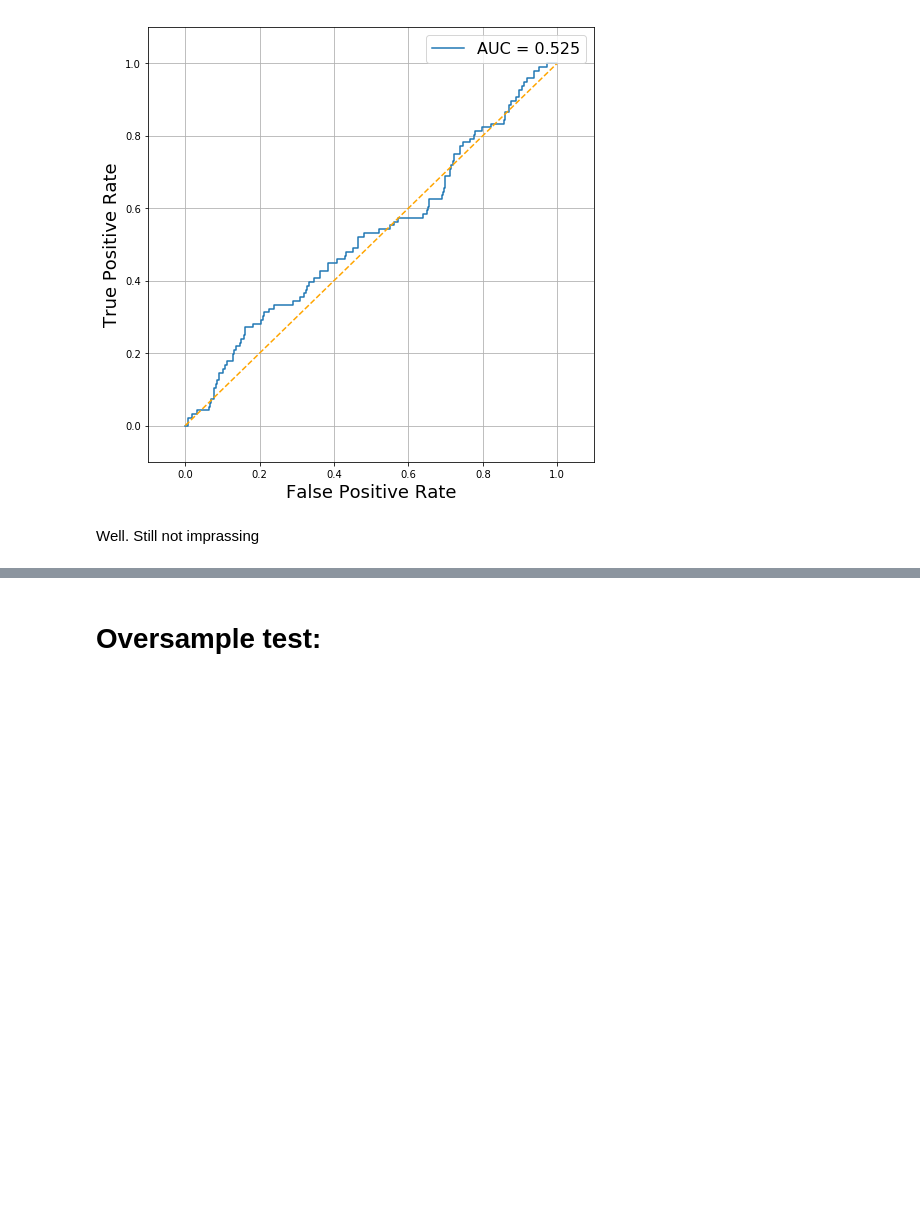
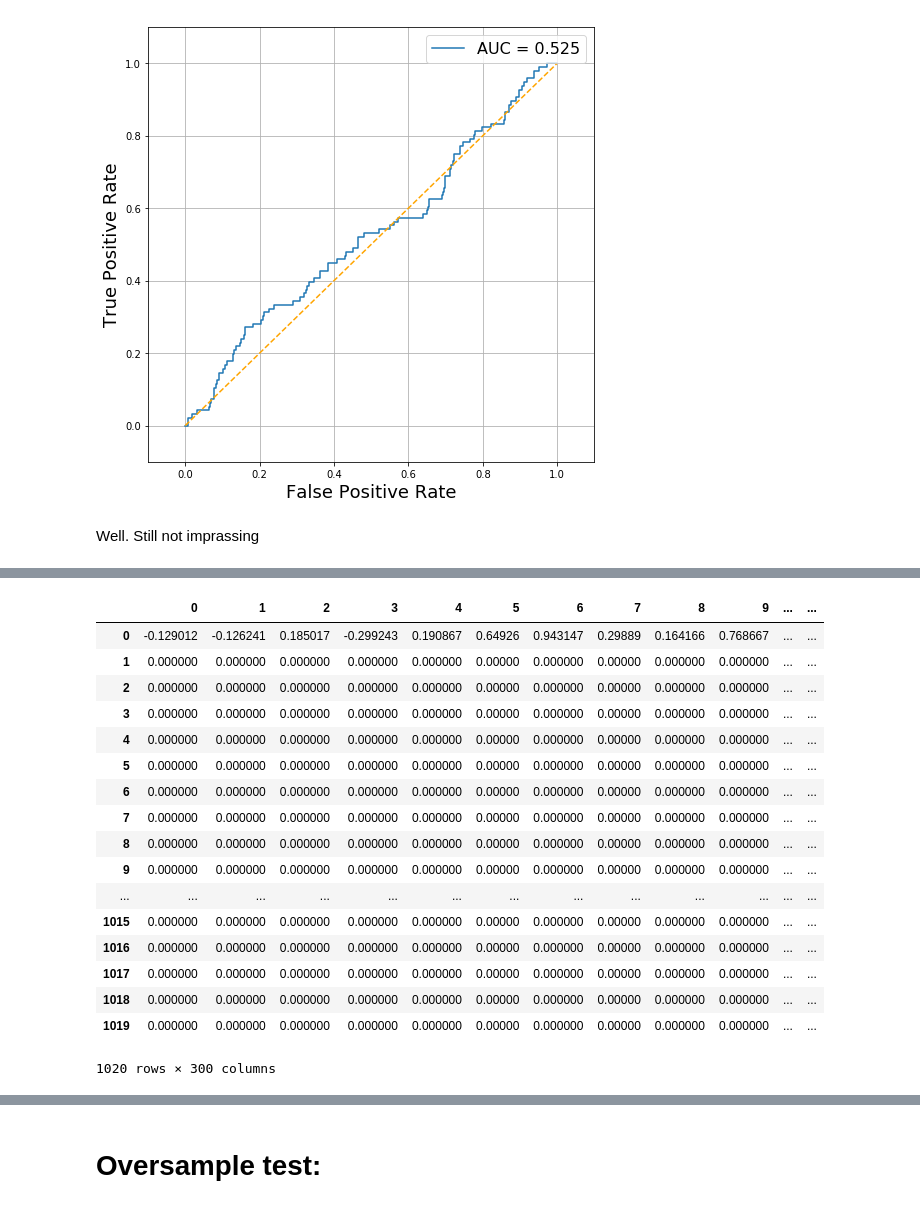
Before and after one commit to Polichinel/PDS_scripts, a Jupyter notebook: feature_enginering_bow.ipynb, the cells around one changed output, grey strips where cells are left out. Saved outputs shown, nothing was run; the diff lists cells and outputs as text; code cells hidden in the pictures; blank space fills up the shorter version.

```diff
--- a/feature_enginering_bow.ipynb
+++ b/feature_enginering_bow.ipynb
@@ -704,0 +750,17 @@ Well. Still not imprassing
+# %%
+w2v_train_df_new = pd.DataFrame(np.zeros([len(X_train),n_features]))
+vectors = np.zeros(n_features)
+dividend = 0
+
+
+for i in range(len(X_train)):
+    test_sent_list = []
+    strings = X_train.iloc[i].split()
+    for j in range(len(strings)):
+        word = prep2(strings[j].lower())
+        if len(word) > 0:
+            clean_word = re.sub(r'[^\w\s]','',word[0])
+            test_sent_list.append(clean_word)
+            test_sent = " ".join(test_sent_list)
+
+            w2v_train_df_new.iloc[i] = avg_feature_vector(test_sent, model=word2vec_model, num_features=n_features, index2word_set=index2word_set)
@@ -704,0 +777,17 @@ Well. Still not imprassing
+# %%
+w2v_X_test_df_new = pd.DataFrame(np.zeros([len(X_test),n_features]))
+vectors = np.zeros(n_features)
+dividend = 0
+
+
+for i in range(len(X_test)):
+    test_sent_list = []
+    strings = X_test.iloc[i].split()
+    for j in range(len(strings)):
+        word = prep2(strings[j].lower())
+        if len(word) > 0:
+            clean_word = re.sub(r'[^\w\s]','',word[0])
+            test_sent_list.append(clean_word)
+            test_sent = " ".join(test_sent_list)
+
+            w2v_test_df_new.iloc[i] = avg_feature_vector(test_sent, model=word2vec_model, num_features=n_features, index2word_set=index2word_set)
@@ -704,0 +857,21 @@ Well. Still not imprassing
+# %%
+w2v_test_df_new
+# %% [output]
+|  | 0 | 1 | 2 | 3 | 4 | 5 | 6 | 7 | 8 | 9 | ... | ... |
+| 0 | -0.129012 | -0.126241 | 0.185017 | -0.299243 | 0.190867 | 0.64926 | 0.943147 | 0.29889 | 0.164166 | 0.768667 | ... | ... |
+| 1 | 0.000000 | 0.000000 | 0.000000 | 0.000000 | 0.000000 | 0.00000 | 0.000000 | 0.00000 | 0.000000 | 0.000000 | ... | ... |
+| 2 | 0.000000 | 0.000000 | 0.000000 | 0.000000 | 0.000000 | 0.00000 | 0.000000 | 0.00000 | 0.000000 | 0.000000 | ... | ... |
+| 3 | 0.000000 | 0.000000 | 0.000000 | 0.000000 | 0.000000 | 0.00000 | 0.000000 | 0.00000 | 0.000000 | 0.000000 | ... | ... |
+| 4 | 0.000000 | 0.000000 | 0.000000 | 0.000000 | 0.000000 | 0.00000 | 0.000000 | 0.00000 | 0.000000 | 0.000000 | ... | ... |
+| 5 | 0.000000 | 0.000000 | 0.000000 | 0.000000 | 0.000000 | 0.00000 | 0.000000 | 0.00000 | 0.000000 | 0.000000 | ... | ... |
+| 6 | 0.000000 | 0.000000 | 0.000000 | 0.000000 | 0.000000 | 0.00000 | 0.000000 | 0.00000 | 0.000000 | 0.000000 | ... | ... |
+| 7 | 0.000000 | 0.000000 | 0.000000 | 0.000000 | 0.000000 | 0.00000 | 0.000000 | 0.00000 | 0.000000 | 0.000000 | ... | ... |
+| 8 | 0.000000 | 0.000000 | 0.000000 | 0.000000 | 0.000000 | 0.00000 | 0.000000 | 0.00000 | 0.000000 | 0.000000 | ... | ... |
+| 9 | 0.000000 | 0.000000 | 0.000000 | 0.000000 | 0.000000 | 0.00000 | 0.000000 | 0.00000 | 0.000000 | 0.000000 | ... | ... |
+| ... | ... | ... | ... | ... | ... | ... | ... | ... | ... | ... | ... | ... |
+| 1015 | 0.000000 | 0.000000 | 0.000000 | 0.000000 | 0.000000 | 0.00000 | 0.000000 | 0.00000 | 0.000000 | 0.000000 | ... | ... |
+| 1016 | 0.000000 | 0.000000 | 0.000000 | 0.000000 | 0.000000 | 0.00000 | 0.000000 | 0.00000 | 0.000000 | 0.000000 | ... | ... |
+| 1017 | 0.000000 | 0.000000 | 0.000000 | 0.000000 | 0.000000 | 0.00000 | 0.000000 | 0.00000 | 0.000000 | 0.000000 | ... | ... |
+| 1018 | 0.000000 | 0.000000 | 0.000000 | 0.000000 | 0.000000 | 0.00000 | 0.000000 | 0.00000 | 0.000000 | 0.000000 | ... | ... |
+| 1019 | 0.000000 | 0.000000 | 0.000000 | 0.000000 | 0.000000 | 0.00000 | 0.000000 | 0.00000 | 0.000000 | 0.000000 | ... | ... |
+1020 rows × 300 columns
```
Also changed, not shown: parts of 12 cells of this notebook.
